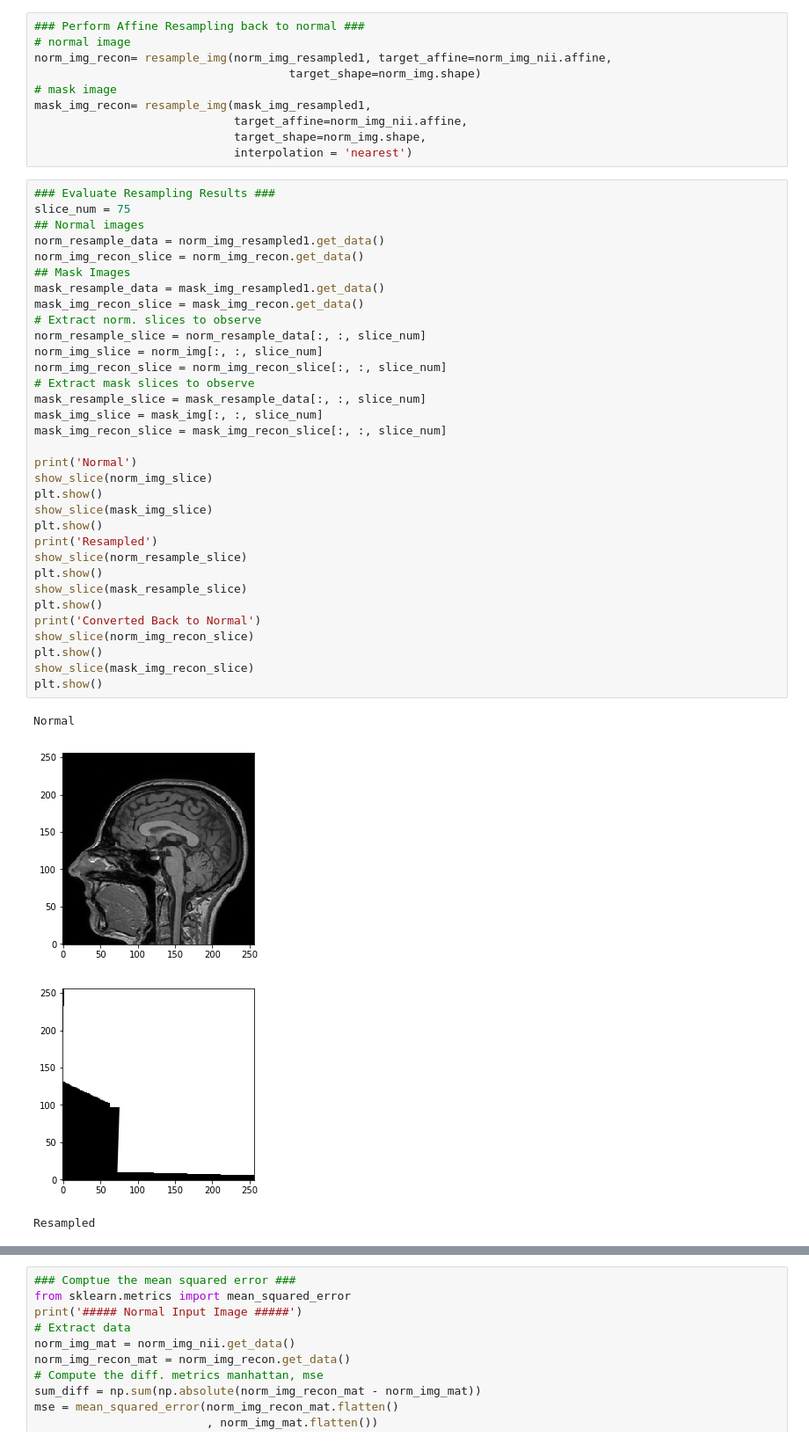
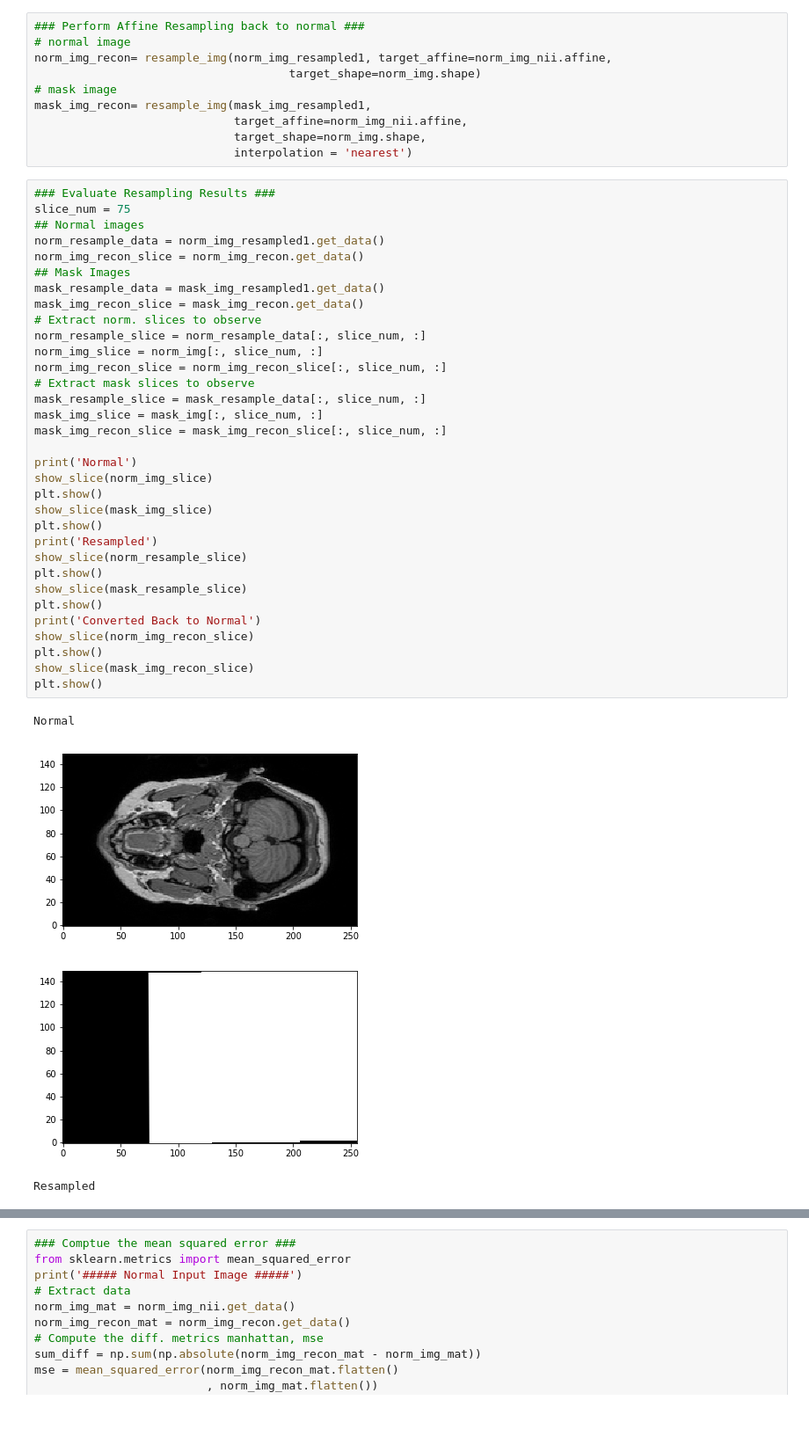
Before and after one commit to mechaman/ARFF-CNN, a Jupyter notebook: notebooks/Voxel_Dim_Resampling.ipynb, the cells around one changed output, grey strips where cells are left out. Shown at 88% size. Saved outputs shown, nothing was run; the diff lists cells and outputs as text; blank space fills up the shorter version.

Commit message:
Updated Voxel_Dim_Resampling w. example of resampling for unequal slice dims.

```diff
--- a/notebooks/Voxel_Dim_Resampling.ipynb
+++ b/notebooks/Voxel_Dim_Resampling.ipynb
@@ -85,38 +85,38 @@ mask_img_recon= resample_img(mask_img_resampled1,
 # %%
 ### Evaluate Resampling Results ###
 slice_num = 75
 ## Normal images
 norm_resample_data = norm_img_resampled1.get_data()
 norm_img_recon_slice = norm_img_recon.get_data()
 ## Mask Images
 mask_resample_data = mask_img_resampled1.get_data()
 mask_img_recon_slice = mask_img_recon.get_data()
 # Extract norm. slices to observe
-norm_resample_slice = norm_resample_data[:, :, slice_num]
-norm_img_slice = norm_img[:, :, slice_num]
-norm_img_recon_slice = norm_img_recon_slice[:, :, slice_num]
+norm_resample_slice = norm_resample_data[:, slice_num, :]
+norm_img_slice = norm_img[:, slice_num, :]
+norm_img_recon_slice = norm_img_recon_slice[:, slice_num, :]
 # Extract mask slices to observe
-mask_resample_slice = mask_resample_data[:, :, slice_num]
-mask_img_slice = mask_img[:, :, slice_num]
-mask_img_recon_slice = mask_img_recon_slice[:, :, slice_num]
+mask_resample_slice = mask_resample_data[:, slice_num, :]
+mask_img_slice = mask_img[:, slice_num, :]
+mask_img_recon_slice = mask_img_recon_slice[:, slice_num, :]
 
 print('Normal')
 show_slice(norm_img_slice)
 plt.show()
 show_slice(mask_img_slice)
 plt.show()
 print('Resampled')
 show_slice(norm_resample_slice)
 plt.show()
 show_slice(mask_resample_slice)
 plt.show()
 print('Converted Back to Normal')
 show_slice(norm_img_recon_slice)
 plt.show()
 show_slice(mask_img_recon_slice)
 plt.show()
 # %% [output]
 Normal
-[figure, old version]
+[figure, new version]
-[figure, old version]
+[figure, new version]
 Resampled
```
Also changed, not shown: parts of 1 cell of this notebook.
